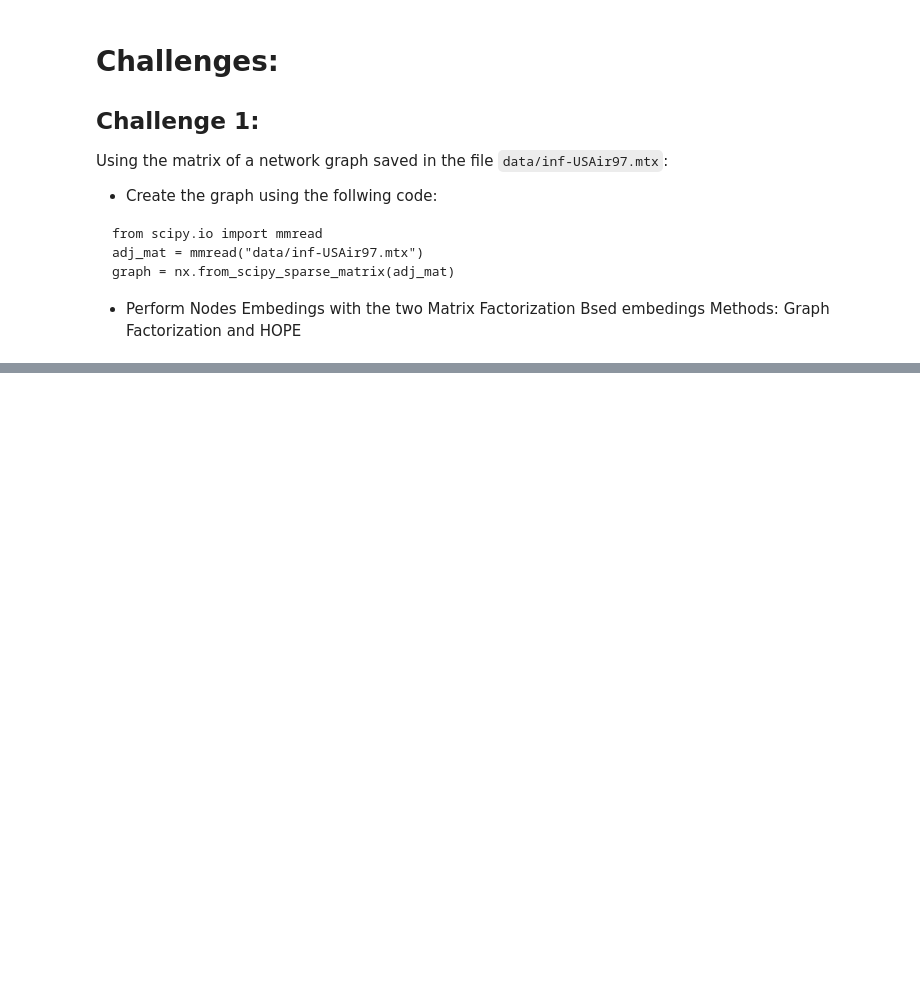
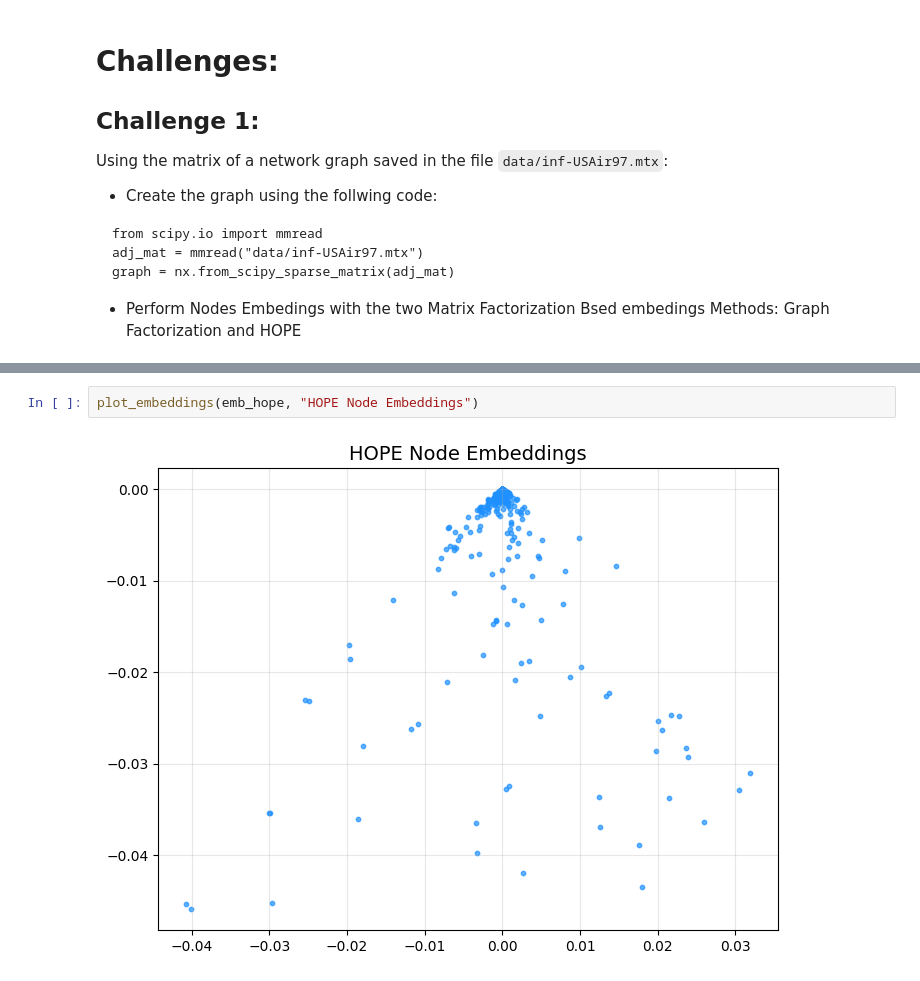
Before and after one commit to amaliahm/NS_labs, a Jupyter notebook: NetSci_Lab2/NetSci_Lab2-MatrixFactorization.ipynb, the cells around one changed output, grey strips where cells are left out. Saved outputs shown, nothing was run; the diff lists cells and outputs as text; blank space fills up the shorter version.

```diff
--- a/NetSci_Lab2/NetSci_Lab2-MatrixFactorization.ipynb
+++ b/NetSci_Lab2/NetSci_Lab2-MatrixFactorization.ipynb
@@ -113,0 +220,4 @@ graph = nx.from_scipy_sparse_matrix(adj_mat)
+# %%
+plot_embeddings(emb_hope, "HOPE Node Embeddings")
+# %% [output]
+[figure, added]
```
Also changed, not shown: parts of 15 cells of this notebook, 2 other files.
